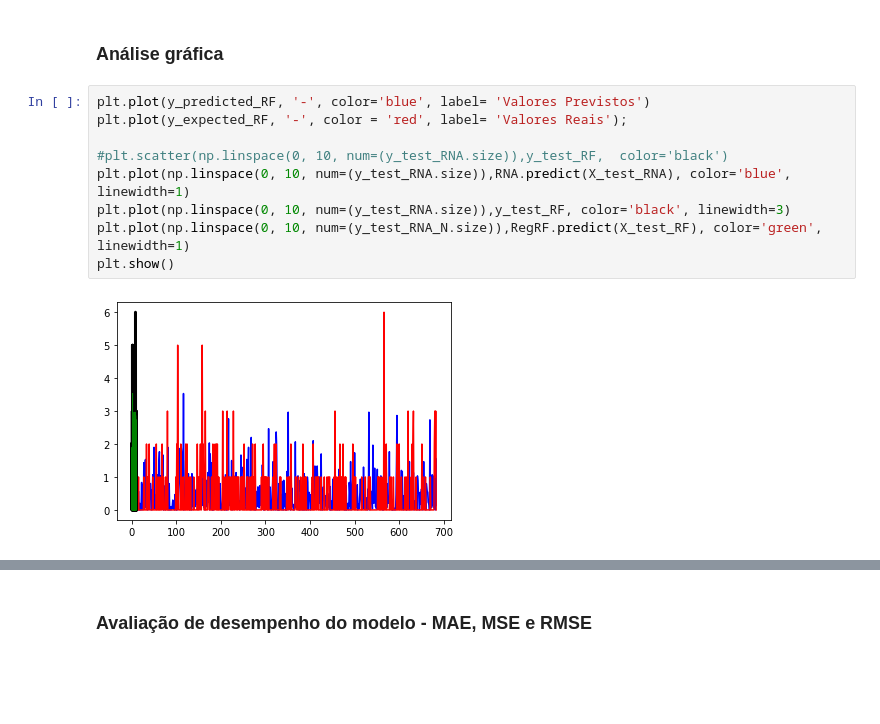
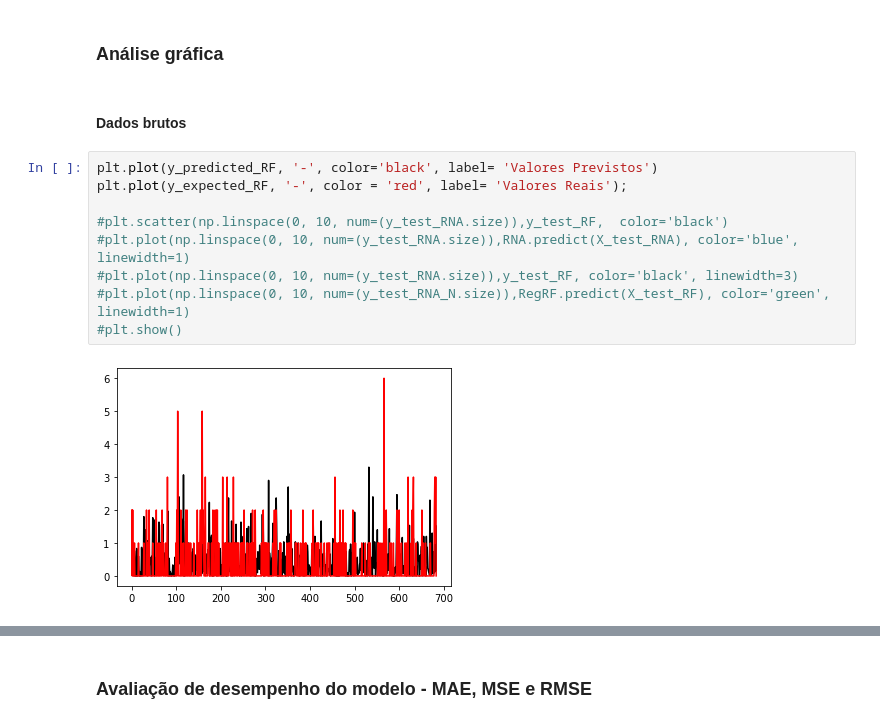
Before and after one commit to andre-barbosa-uff/ST_setor-eletrico, a Jupyter notebook: Algoritmo de ST_ML_UFF.ipynb, the cells around one changed output, grey strips where cells are left out. Cells and saved outputs as stored; diff of their text form; blank space fills up the shorter version.

```diff
--- a/Algoritmo de ST_ML_UFF.ipynb
+++ b/Algoritmo de ST_ML_UFF.ipynb
@@ -400,13 +496,15 @@ RegRF.score(X_train_RF, y_train_RF), RegRF.score(X_test_RF, y_predicted_RF)
 # %% [markdown]
 ### Análise gráfica
+# %% [markdown]
+#### Dados brutos
 # %%
-plt.plot(y_predicted_RF, '-', color='blue', label= 'Valores Previstos')
+plt.plot(y_predicted_RF, '-', color='black', label= 'Valores Previstos')
 plt.plot(y_expected_RF, '-', color = 'red', label= 'Valores Reais');
 
 #plt.scatter(np.linspace(0, 10, num=(y_test_RNA.size)),y_test_RF,  color='black')
-plt.plot(np.linspace(0, 10, num=(y_test_RNA.size)),RNA.predict(X_test_RNA), color='blue', linewidth=1)
-plt.plot(np.linspace(0, 10, num=(y_test_RNA.size)),y_test_RF, color='black', linewidth=3)
-plt.plot(np.linspace(0, 10, num=(y_test_RNA_N.size)),RegRF.predict(X_test_RF), color='green', linewidth=1)
-plt.show()
+#plt.plot(np.linspace(0, 10, num=(y_test_RNA.size)),RNA.predict(X_test_RNA), color='blue', linewidth=1)
+#plt.plot(np.linspace(0, 10, num=(y_test_RNA.size)),y_test_RF, color='black', linewidth=3)
+#plt.plot(np.linspace(0, 10, num=(y_test_RNA_N.size)),RegRF.predict(X_test_RF), color='green', linewidth=1)
+#plt.show()
 # %% [output]
-[figure, old version]
+[figure, new version]
```
Also changed, not shown: parts of 59 cells of this notebook.
